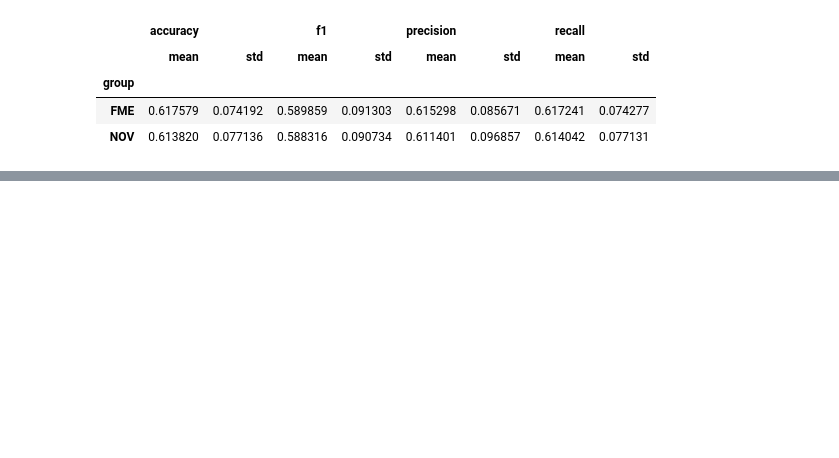
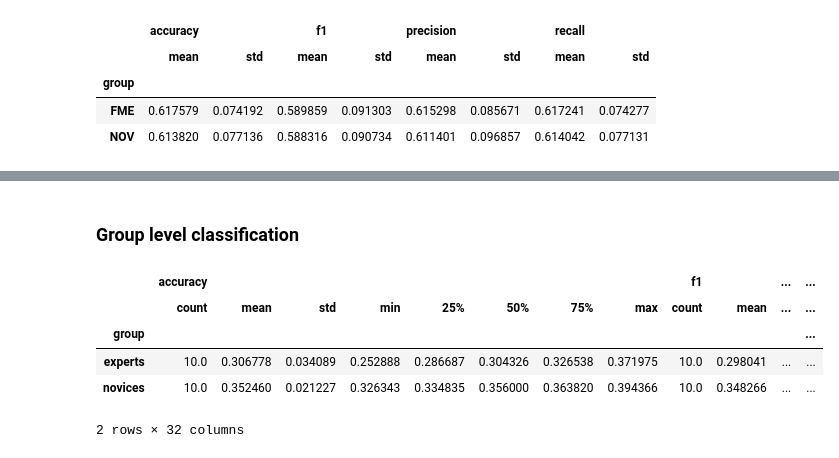
Before and after one commit to christiangoelz/FME_classification, a Jupyter notebook: scripts/results_ml_tasks.ipynb, the cells around one changed output, grey strips where cells are left out. Cells and saved outputs as stored; diff of their text form; code cells hidden in the pictures; blank space fills up the shorter version.

```diff
--- a/scripts/results_ml_tasks.ipynb
+++ b/scripts/results_ml_tasks.ipynb
@@ -191,0 +211,29 @@ stat
+# %% [markdown]
+### Group level classification
+# %%
+with open('e_between_part_task_classification_report.pkl','rb') as f:
+    experts = pickle.load(f)
+
+with open('n_between_part_task_classification_report.pkl','rb') as f:
+    novices = pickle.load(f)
+def get_scores(dict):
+    mean_scores = {}
+    mean_scores['accuracy'] = [dict[i]['accuracy'] for i in range(10)]
+    mean_scores['f1'] = [dict[i]['macro avg']['f1-score'] for i in range(10)]
+    mean_scores['precision'] = [dict[i]['macro avg']['precision'] for i in range(10)]
+    mean_scores['recall'] = [dict[i]['macro avg']['recall'] for i in range(10)]
+    return(mean_scores)
+
+novices = pd.DataFrame(get_scores(novices))
+novices['group'] = 'novices'
+experts = pd.DataFrame(get_scores(experts))
+experts['group'] = 'experts'
+df = pd.concat([experts,novices])
+df.groupby('group').describe()
+# %% [output]
+|  | accuracy |  |  |  |  |  |  |  | f1 |  | ... | ... |
+|  | count | mean | std | min | 25% | 50% | 75% | max | count | mean | ... | ... |
+| group |  |  |  |  |  |  |  |  |  |  |  | ... |
+| experts | 10.0 | 0.306778 | 0.034089 | 0.252888 | 0.286687 | 0.304326 | 0.326538 | 0.371975 | 10.0 | 0.298041 | ... | ... |
+| novices | 10.0 | 0.352460 | 0.021227 | 0.326343 | 0.334835 | 0.356000 | 0.363820 | 0.394366 | 10.0 | 0.348266 | ... | ... |
+2 rows × 32 columns
```
Also changed, not shown: parts of 10 cells of this notebook, 1 other file.
